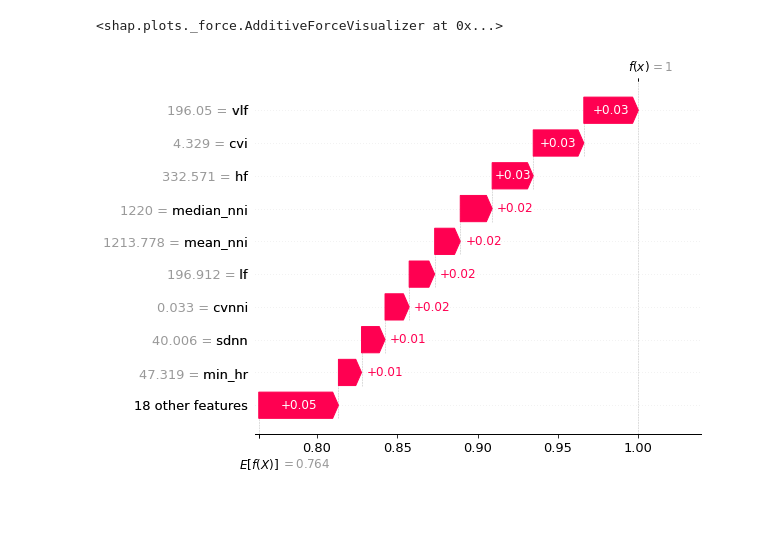
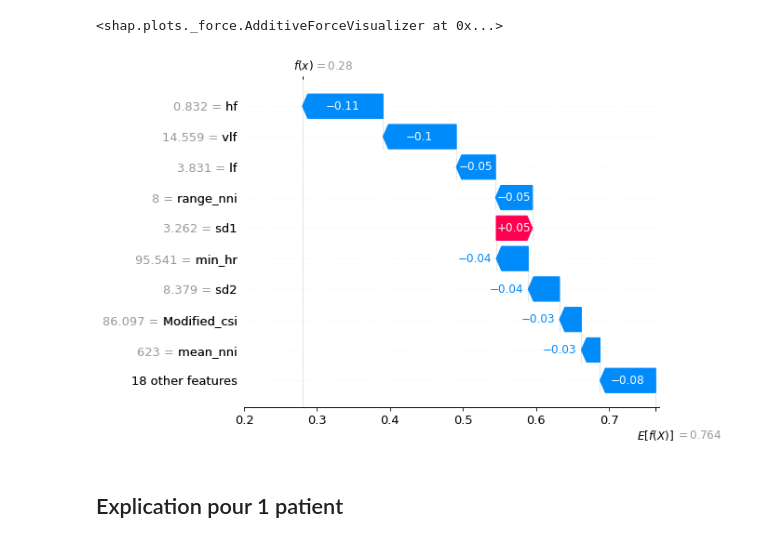
Before and after one commit to adcollin/LIME_SHAP, a Jupyter notebook: essai_SHAP.ipynb, the cells around one changed output. Saved outputs shown, nothing was run; the diff lists cells and outputs as text; code cells hidden in the pictures; blank space fills up the shorter version.

Commit message:
premières explications pour 1 patient

```diff
--- a/essai_SHAP.ipynb
+++ b/essai_SHAP.ipynb
@@ -12,9 +12,11 @@ import shap
 # Lecture des données
 # %%
 #Lecture data csv
-db = pd.read_csv('../1_and_0/1.csv')
+db = pd.read_csv('1_and_0/1.csv')
+db["patient"]=1
 for i in range(2,17):
-    db1=pd.read_csv('../1_and_0/'+str(i)+'.csv')
+    db1=pd.read_csv('1_and_0/'+str(i)+'.csv')
+    db1["patient"]=i
     db = pd.concat([db,db1])
 #preprocess step
 db.replace([np.inf, -np.inf], 1000, inplace=True)
@@ -37,13 +39,14 @@ from sklearn.model_selection import train_test_split
 train_data, test_data = train_test_split(db, test_size=0.2, random_state =25)
 
 #élimination des features n'intervenant pas dans la ^rédiction
-X_train = train_data.drop('label', axis=1).drop('timestamp', axis=1).drop('interval_start_time', axis=1)
+X_train = train_data.drop('label', axis=1).drop('timestamp', axis=1).drop('interval_start_time', axis=1).drop('patient', axis=1)
 X_train = X_train.drop('filename', axis=1).drop('interval_index', axis=1)
 #séparation de la colonne contenant les label
 y_train = train_data['label']
-X_test = test_data.drop('label', axis=1).drop('timestamp', axis=1).drop('interval_start_time', axis=1)
+X_test = test_data.drop('label', axis=1).drop('timestamp', axis=1).drop('interval_start_time', axis=1).drop('patient', axis=1)
 X_test = X_test.drop('filename', axis=1).drop('interval_index', axis=1)
 y_test = test_data['label']
+
 
 #print(X_train.isnull().values.any())
 #print(y_train.isnull().values.any())
@@ -111,9 +117,11 @@ shap.force_plot(explainer.expected_value[0], shap_values[0][i], X_test.values[i]
 # %% [output]
 <shap.plots._force.AdditiveForceVisualizer at 0x...>
 # %%
-row = 8
+row = 45
 shap.waterfall_plot(shap.Explanation(values=shap_values[0][row],
                                               base_values=explainer.expected_value[0], data=X_test.iloc[row],
                                          feature_names=X_test.columns.tolist()))
 # %% [output]
-[figure, old version]
+[figure, new version]
+# %% [markdown]
+## Explication pour 1 patient
```
Also changed, not shown: parts of 12 cells of this notebook.
